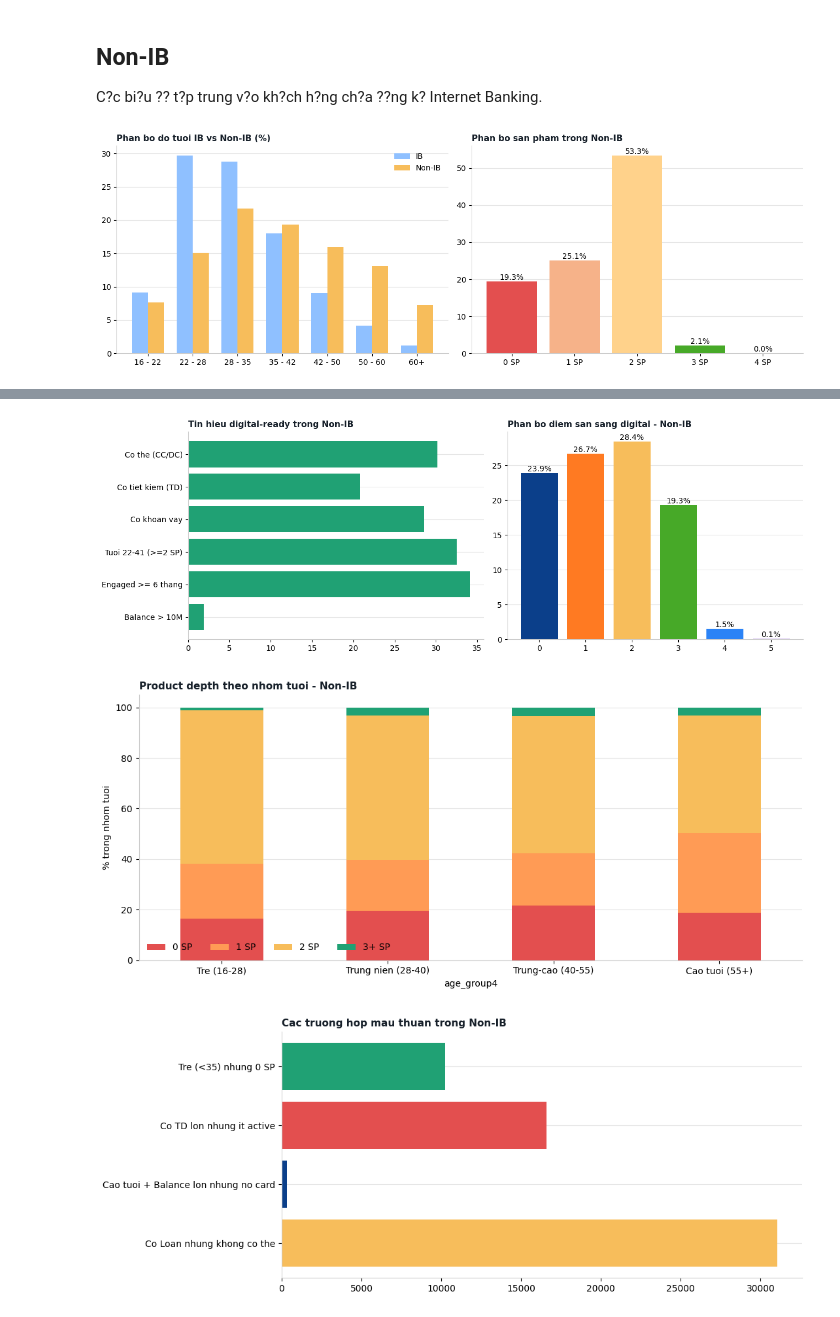
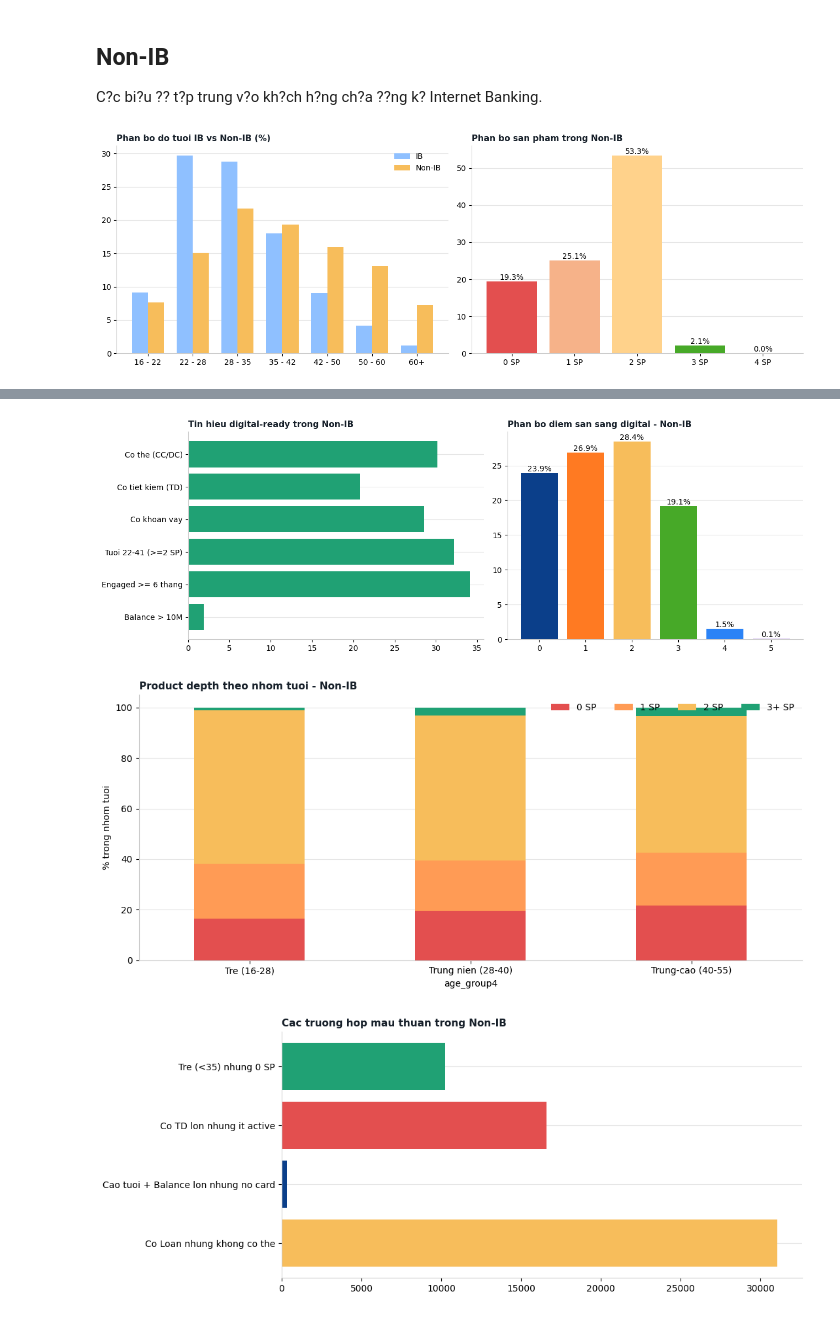
Before and after one commit to tranduclap1/gcon, a Jupyter notebook: phân tích tổng quan.ipynb, the cells around one changed output, grey strips where cells are left out. Drawn from its saved outputs; the diff is of its cells as text; code cells hidden in the pictures.

```diff
--- a/phân tích tổng quan.ipynb
+++ b/phân tích tổng quan.ipynb
@@ -434,15 +441,26 @@ plt.bar_label(plt.gca().containers[0], fmt='%.1f%%'); plt.ylabel('% Non-IB')
 style_axes(plt.gca(), 'Muc do gan ket voi ngan hang - Non-IB')
 plt.tight_layout(); plt.show()
 
+def age_at_2019_for(df):
+    if 'DATE_OF_BIRTH' in df.columns:
+        dob = pd.to_datetime(df['DATE_OF_BIRTH'], errors='coerce')
+    else:
+        dob = df[['CUSTOMER_NUMBER']].merge(
+            customer_clean[['CUSTOMER_NUMBER', 'DATE_OF_BIRTH']], on='CUSTOMER_NUMBER', how='left'
+        )['DATE_OF_BIRTH']
+        dob = pd.to_datetime(dob, errors='coerce')
+    return ((pd.Timestamp('2019-12-31') - dob).dt.days / 365.25)
+
 nonib_master_path = Path('Cluster_nonIB') / 'output' / 'nonib_master.parquet'
 ready_base = pd.read_parquet(nonib_master_path) if nonib_master_path.exists() else non.copy()
+ready_base_age_2019 = age_at_2019_for(ready_base)
 if 'CREDITCARD_MAX' in ready_base.columns:
     ready_flags = pd.DataFrame({
         'CUSTOMER_NUMBER': ready_base['CUSTOMER_NUMBER'],
         'ready_has_card': ready_base[['CREDITCARD_MAX', 'DEBITCARD_MAX']].gt(0).any(axis=1),
         'ready_has_td': ready_base['TD_ACCT_MAX'].gt(0),
         'ready_has_loan': ready_base['LOAN_COUNT_MAX'].gt(0),
-        'ready_young_2sp': ready_base['AGE'].between(22, 41, inclusive='both') & ready_base['PRODUCT_COUNT'].ge(2),
+        'ready_young_2sp': ready_base_age_2019.between(22, 41, inclusive='both') & ready_base['PRODUCT_COUNT'].ge(2),
         'ready_engaged_6m': ready_base['MONTHS_WITH_DEPOSIT'].ge(6),
         'ready_balance_10m': ready_base['CA_BALANCE_LAST'].gt(10_000_000),
     })
@@ -452,7 +470,7 @@ else:
         'ready_has_card': ready_base[['COUNT_CREDITCARD', 'COUNT_DEBITCARD']].gt(0).any(axis=1),
         'ready_has_td': ready_base['COUNT_TD_ACCT'].gt(0),
         'ready_has_loan': ready_base['COUNT_OF_LOAN'].gt(0),
-        'ready_young_2sp': ready_base['AGE'].between(22, 41, inclusive='both') & ready_base['product_depth'].ge(2),
+        'ready_young_2sp': ready_base_age_2019.between(22, 41, inclusive='both') & ready_base['product_depth'].ge(2),
         'ready_engaged_6m': ready_base['bank_engagement_months'].ge(6),
         'ready_balance_10m': ready_base['AVG_CA_BALANCE'].fillna(0).gt(10_000_000),
     })
@@ -469,43 +487,45 @@ axes[1].bar_label(axes[1].containers[0], fmt='%.1f%%'); style_axes(axes[1], 'Pha
 plt.tight_layout(); plt.show()
 
 age_depth_base = ready_base if 'PRODUCT_COUNT' in ready_base.columns else non.rename(columns={'product_depth': 'PRODUCT_COUNT'})
-age_group_labels = ['Tre (16-28)', 'Trung nien (28-40)', 'Trung-cao (40-55)', 'Cao tuoi (55+)']
+age_group_labels = ['Tre (16-28)', 'Trung nien (28-40)', 'Trung-cao (40-55)']
 age_depth_base = age_depth_base.assign(
-    age_group4=pd.cut(age_depth_base['AGE'], bins=[16, 28, 40, 55, np.inf], labels=age_group_labels, right=False),
+    AGE_AT_2019=age_at_2019_for(age_depth_base),
+    age_group4=pd.cut(age_at_2019_for(age_depth_base), bins=[16, 28, 40, 55], labels=age_group_labels, right=False),
     depth_group=np.minimum(age_depth_base['PRODUCT_COUNT'], 3).replace({3: '3+ SP', 0: '0 SP', 1: '1 SP', 2: '2 SP'}),
 )
 stacked = pd.crosstab(age_depth_base['age_group4'], age_depth_base['depth_group'], normalize='index') * 100
 stacked = stacked.reindex(index=age_group_labels, columns=['0 SP', '1 SP', '2 SP', '3+ SP'], fill_value=0)
 ax = stacked.plot(kind='bar', stacked=True, figsize=(11, 5), color=[RED, '#ff9b55', YELLOW, GREEN])
 ax.legend(frameon=False, ncol=4); ax.tick_params(axis='x', rotation=0)
 plt.ylabel('% trong nhom tuoi')
 style_axes(ax, 'Product depth theo nhom tuoi - Non-IB')
 plt.tight_layout(); plt.show()
 
 case_base = ready_base if 'PRODUCT_COUNT' in ready_base.columns else non
+case_age_2019 = age_at_2019_for(case_base)
 if 'PRODUCT_COUNT' in case_base.columns:
     case_has_card = case_base[['CREDITCARD_MAX', 'DEBITCARD_MAX']].gt(0).any(axis=1)
     cases = pd.Series({
-        'Tre (<35) nhung 0 SP': ((case_base['AGE'] < 35) & (case_base['PRODUCT_COUNT'] == 0)).sum(),
+        'Tre (<35) nhung 0 SP': ((case_age_2019 < 35) & (case_base['PRODUCT_COUNT'] == 0)).sum(),
         'Co TD lon nhung it active': (case_base['HAS_TD'].astype(bool) & case_base['MONTHS_WITH_DEPOSIT'].le(5)).sum(),
-        'Cao tuoi + Balance lon nhung no card': (case_base['AGE'].ge(55) & case_base['CA_BALANCE_MAX'].gt(30_000_000) & ~case_has_card).sum(),
+        'Cao tuoi + Balance lon nhung no card': (case_age_2019.ge(55) & case_base['CA_BALANCE_MAX'].gt(30_000_000) & ~case_has_card).sum(),
         'Co Loan nhung khong co the': (case_base['HAS_LOAN'].astype(bool) & ~case_has_card).sum(),
     })
 else:
     cases = pd.Series({
-        'Tre (<35) nhung 0 SP': ((non['AGE'] < 35) & (non['product_depth'] == 0)).sum(),
+        'Tre (<35) nhung 0 SP': ((case_age_2019 < 35) & (non['product_depth'] == 0)).sum(),
         'Co TD lon nhung it active': (non['COUNT_TD_ACCT'].gt(0) & non['bank_engagement_months'].le(5)).sum(),
-        'Cao tuoi + Balance lon nhung no card': (non['AGE'].ge(55) & non['AVG_CA_BALANCE'].gt(30_000_000) & ~non['ready_has_card']).sum(),
+        'Cao tuoi + Balance lon nhung no card': (case_age_2019.ge(55) & non['AVG_CA_BALANCE'].gt(30_000_000) & ~non['ready_has_card']).sum(),
         'Co Loan nhung khong co the': (non['ready_has_loan'] & ~non['ready_has_card']).sum(),
     })
 plt.figure(figsize=(11, 4.5))
 plt.barh(cases.index[::-1], cases.values[::-1], color=[YELLOW, BLUE, RED, GREEN])
 style_axes(plt.gca(), 'Cac truong hop mau thuan trong Non-IB')
 plt.tight_layout(); plt.show()
 # %% [output]
 [figure]
 [figure]
 [figure]
 [figure]
-[figure, old version]
+[figure, new version]
 [figure]
```
Also changed, not shown: parts of 2 cells of this notebook.
